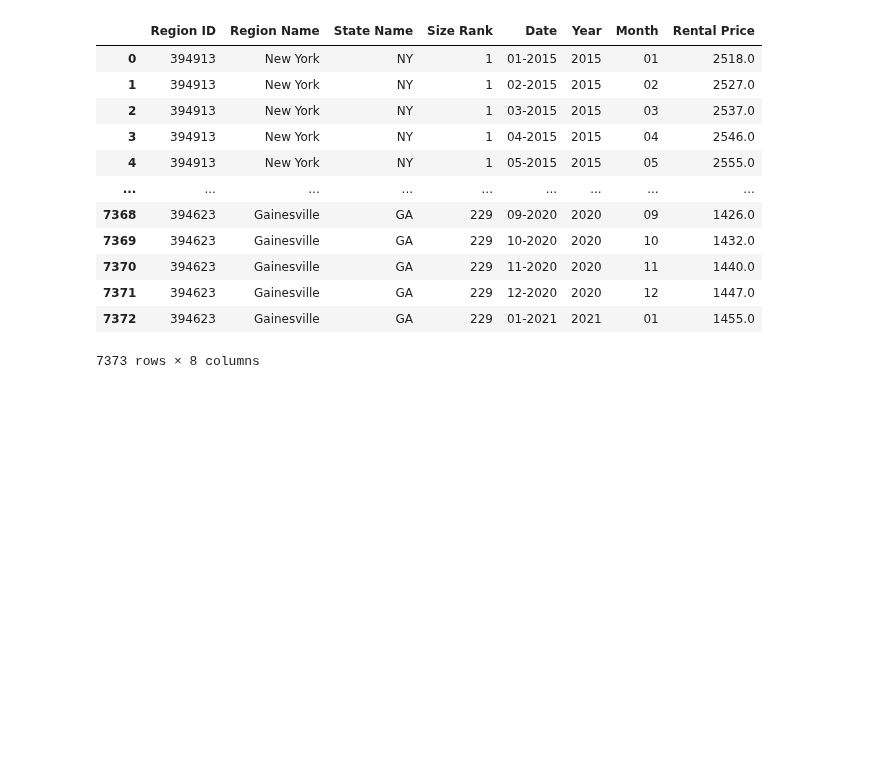
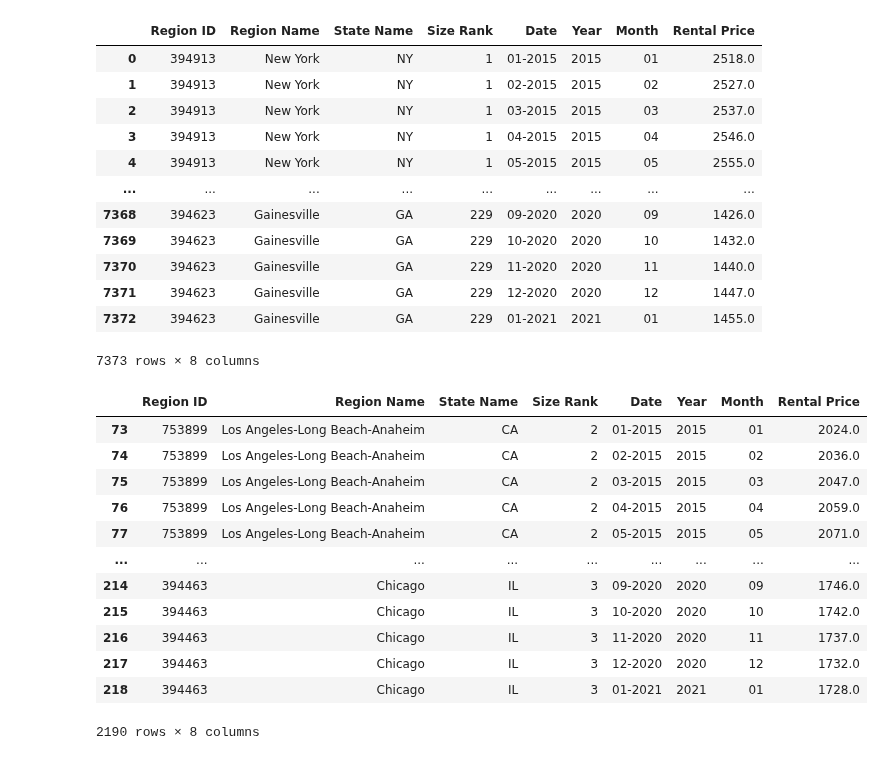
Before and after one commit to aliciasply/InterState-Migration, a Jupyter notebook: Code/Rental_Price-alicia.ipynb, the cells around one changed output. Saved outputs shown, nothing was run; the diff lists cells and outputs as text; code cells hidden in the pictures; blank space fills up the shorter version.

```diff
--- a/Code/Rental_Price-alicia.ipynb
+++ b/Code/Rental_Price-alicia.ipynb
@@ -116 +124,18 @@ new_rental_df
+# %%
+top5states_rent = pd.concat([ca_rental_df, tx_rental_df, fl_rental_df, ny_rental_df, il_rental_df])
+top5states_rent
+# %% [output]
+|  | Region ID | Region Name | State Name | Size Rank | Date | Year | Month | Rental Price |
+| 73 | 753899 | Los Angeles-Long Beach-Anaheim | CA | 2 | 01-2015 | 2015 | 01 | 2024.0 |
+| 74 | 753899 | Los Angeles-Long Beach-Anaheim | CA | 2 | 02-2015 | 2015 | 02 | 2036.0 |
+| 75 | 753899 | Los Angeles-Long Beach-Anaheim | CA | 2 | 03-2015 | 2015 | 03 | 2047.0 |
+| 76 | 753899 | Los Angeles-Long Beach-Anaheim | CA | 2 | 04-2015 | 2015 | 04 | 2059.0 |
+| 77 | 753899 | Los Angeles-Long Beach-Anaheim | CA | 2 | 05-2015 | 2015 | 05 | 2071.0 |
+| ... | ... | ... | ... | ... | ... | ... | ... | ... |
+| 214 | 394463 | Chicago | IL | 3 | 09-2020 | 2020 | 09 | 1746.0 |
+| 215 | 394463 | Chicago | IL | 3 | 10-2020 | 2020 | 10 | 1742.0 |
+| 216 | 394463 | Chicago | IL | 3 | 11-2020 | 2020 | 11 | 1737.0 |
+| 217 | 394463 | Chicago | IL | 3 | 12-2020 | 2020 | 12 | 1732.0 |
+| 218 | 394463 | Chicago | IL | 3 | 01-2021 | 2021 | 01 | 1728.0 |
+2190 rows × 8 columns
 # %%
```
Also changed, not shown: parts of 32 cells of this notebook, 1 other file.
